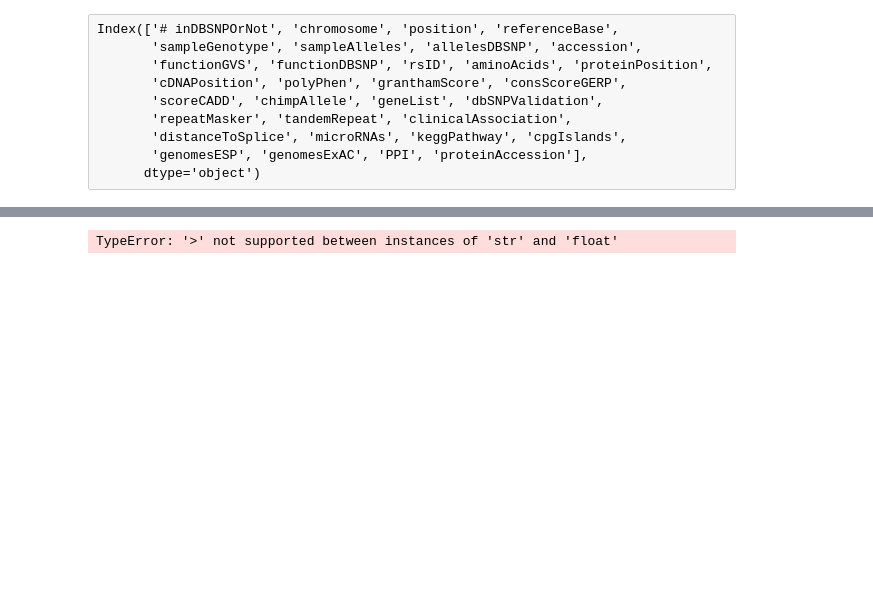
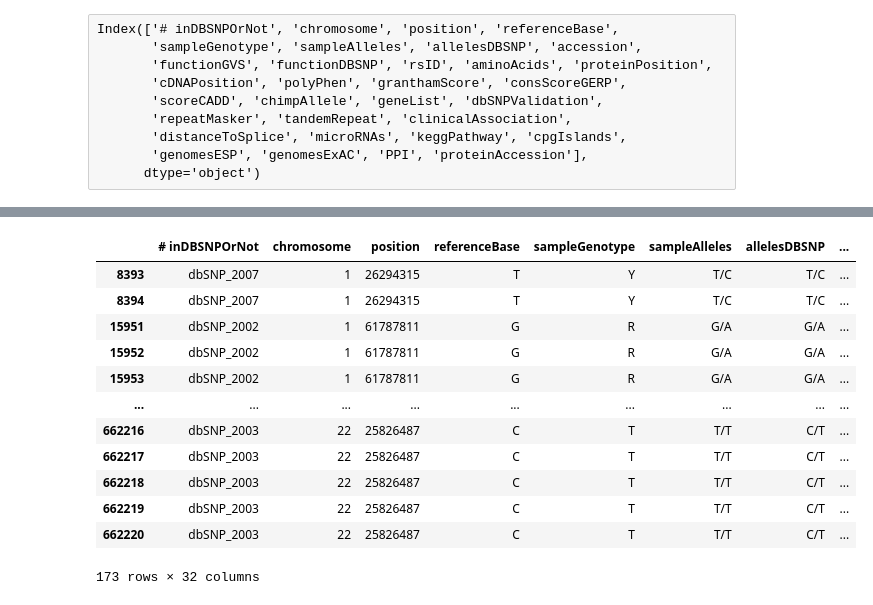
Before and after one commit to assmith23/binf694, a Jupyter notebook: biomix_projects/project_2/clean.ipynb, the cells around one changed output, grey strips where cells are left out. Cells and saved outputs as stored; diff of their text form; code cells hidden in the pictures; blank space fills up the shorter version.

```diff
--- a/biomix_projects/project_2/clean.ipynb
+++ b/biomix_projects/project_2/clean.ipynb
@@ -85,9 +95,27 @@ Index(['# inDBSNPOrNot', 'chromosome', 'position', 'referenceBase',
 # %%
+df['granthamScore'] = pd.to_numeric(df['granthamScore'], errors='coerce')
+df['scoreCADD'] = pd.to_numeric(df['scoreCADD'], errors='coerce')
+df['polyPhen'] = pd.to_numeric(df['polyPhen'], errors='coerce')
+
 high_impact = df[(df['functionGVS'] == 'missense') &
-                       (df['polyPhen'] > 0.85) &
                        (df['granthamScore'] > 100) &
-                       (df['scoreCADD'] > 20)]
+                          (df['scoreCADD'] > 20) &
+                            (df['polyPhen'] > 0.85)
+                       ]
 
 priority_variants = pd.concat([high_impact]).drop_duplicates()
+priority_variants
 # %% [output]
+|  | # inDBSNPOrNot | chromosome | position | referenceBase | sampleGenotype | sampleAlleles | allelesDBSNP | ... |
+| 8393 | dbSNP_2007 | 1 | 26294315 | T | Y | T/C | T/C | ... |
+| 8394 | dbSNP_2007 | 1 | 26294315 | T | Y | T/C | T/C | ... |
+| 15951 | dbSNP_2002 | 1 | 61787811 | G | R | G/A | G/A | ... |
+| 15952 | dbSNP_2002 | 1 | 61787811 | G | R | G/A | G/A | ... |
+| 15953 | dbSNP_2002 | 1 | 61787811 | G | R | G/A | G/A | ... |
+| ... | ... | ... | ... | ... | ... | ... | ... | ... |
+| 662216 | dbSNP_2003 | 22 | 25826487 | C | T | T/T | C/T | ... |
+| 662217 | dbSNP_2003 | 22 | 25826487 | C | T | T/T | C/T | ... |
+| 662218 | dbSNP_2003 | 22 | 25826487 | C | T | T/T | C/T | ... |
+| 662219 | dbSNP_2003 | 22 | 25826487 | C | T | T/T | C/T | ... |
+| 662220 | dbSNP_2003 | 22 | 25826487 | C | T | T/T | C/T | ... |
-TypeError: '>' not supported between instances of 'str' and 'float'
+173 rows × 32 columns
```
Also changed, not shown: parts of 6 cells of this notebook, 23 other files.
